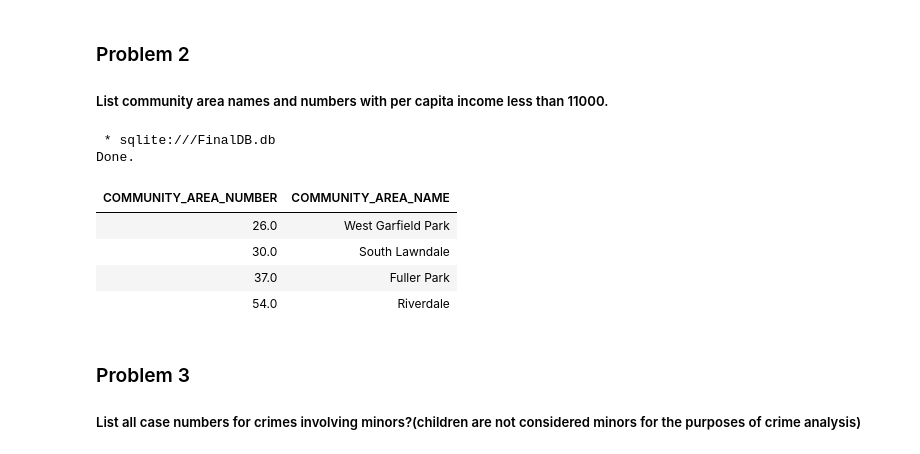
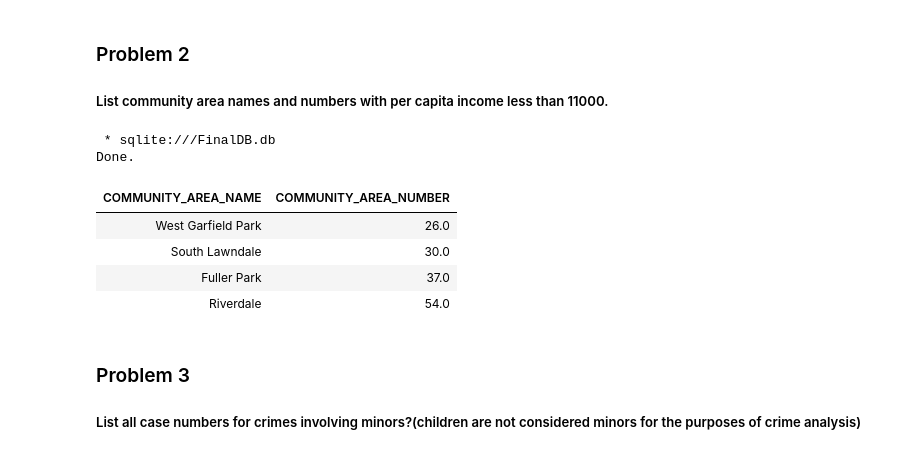
Before and after one commit to ent0715/CDPM, a Jupyter notebook: Chicago_Data_Portal_MySQL.ipynb, the cells around one changed output. Cells and saved outputs as stored; diff of their text form; code cells hidden in the pictures.

```diff
--- a/Chicago_Data_Portal_MySQL.ipynb
+++ b/Chicago_Data_Portal_MySQL.ipynb
@@ -202,17 +202,17 @@ Done.
 # %%
 %%sql
 
-SELECT COMMUNITY_AREA_NUMBER, COMMUNITY_AREA_NAME
+SELECT COMMUNITY_AREA_NAME, COMMUNITY_AREA_NUMBER
 FROM CENSUS
 WHERE PER_CAPITA_INCOME<11000;
 # %% [output]
  * sqlite:///FinalDB.db
 Done.
-| COMMUNITY_AREA_NUMBER | COMMUNITY_AREA_NAME |
-| 26.0 | West Garfield Park |
-| 30.0 | South Lawndale |
-| 37.0 | Fuller Park |
-| 54.0 | Riverdale |
+| COMMUNITY_AREA_NAME | COMMUNITY_AREA_NUMBER |
+| West Garfield Park | 26.0 |
+| South Lawndale | 30.0 |
+| Fuller Park | 37.0 |
+| Riverdale | 54.0 |
 # %% [markdown]
 ### Problem 3
 
```
